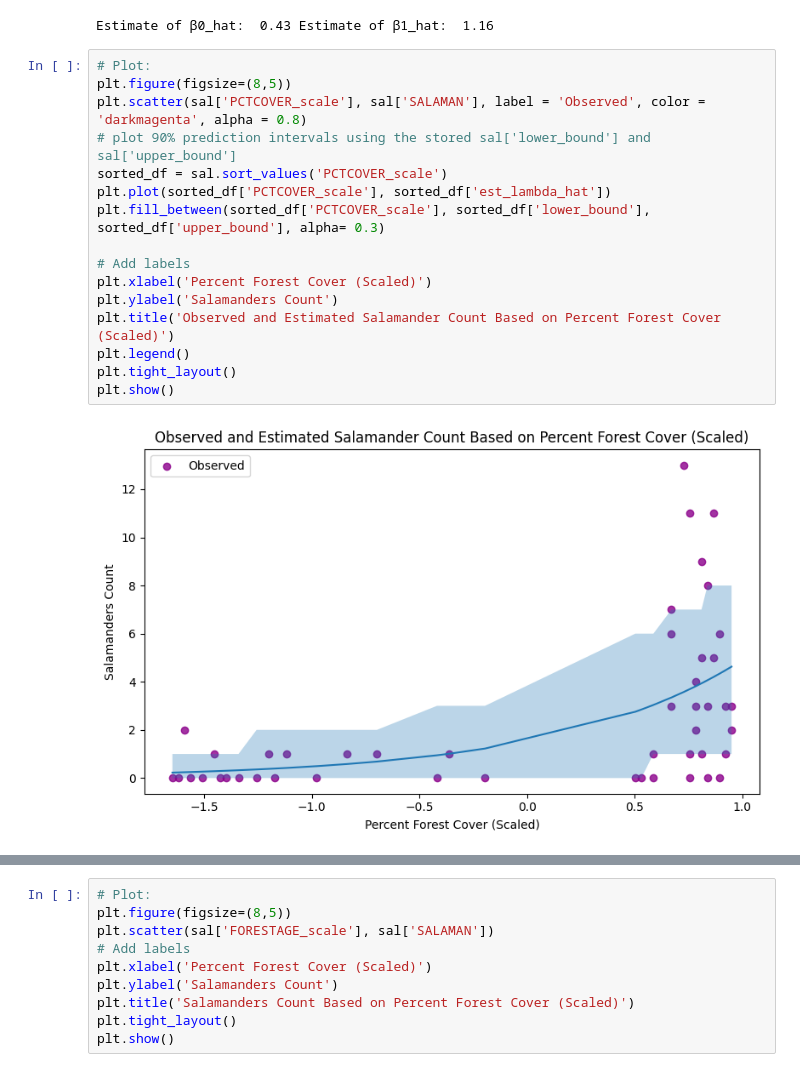
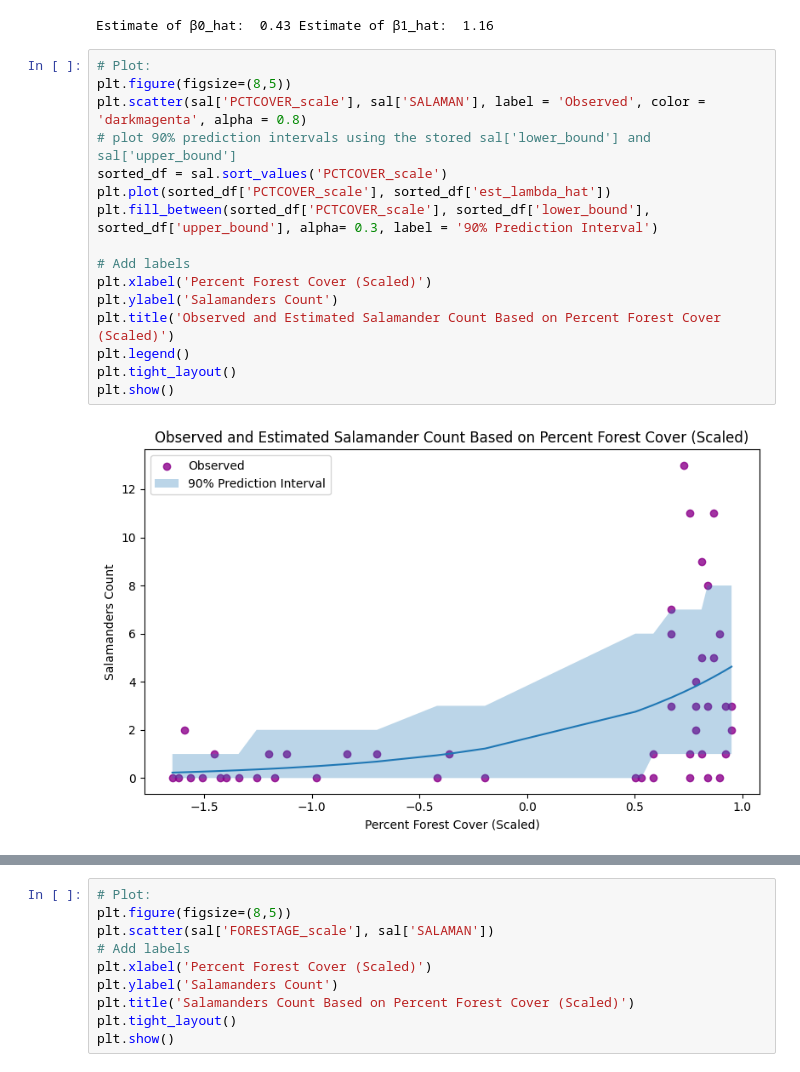
Before and after one commit to BEE4850-SP25/hw02-mcallen14, a Jupyter notebook: hw02.ipynb, the cells around one changed output, grey strips where cells are left out. Cells and saved outputs as stored; diff of their text form.

```diff
--- a/hw02.ipynb
+++ b/hw02.ipynb
@@ -687,18 +641,18 @@ Estimate of β0_hat:  0.43 Estimate of β1_hat:  1.16
 # %%
 # Plot:
 plt.figure(figsize=(8,5))
 plt.scatter(sal['PCTCOVER_scale'], sal['SALAMAN'], label = 'Observed', color = 'darkmagenta', alpha = 0.8)
 # plot 90% prediction intervals using the stored sal['lower_bound'] and sal['upper_bound']
 sorted_df = sal.sort_values('PCTCOVER_scale')
 plt.plot(sorted_df['PCTCOVER_scale'], sorted_df['est_lambda_hat'])
-plt.fill_between(sorted_df['PCTCOVER_scale'], sorted_df['lower_bound'], sorted_df['upper_bound'], alpha= 0.3)
+plt.fill_between(sorted_df['PCTCOVER_scale'], sorted_df['lower_bound'], sorted_df['upper_bound'], alpha= 0.3, label = '90% Prediction Interval')
 
 # Add labels
 plt.xlabel('Percent Forest Cover (Scaled)')
 plt.ylabel('Salamanders Count')
 plt.title('Observed and Estimated Salamander Count Based on Percent Forest Cover (Scaled)')
 plt.legend()
 plt.tight_layout()
 plt.show()
 # %% [output]
-[figure, old version]
+[figure, new version]
```
Also changed, not shown: parts of 64 cells of this notebook.
